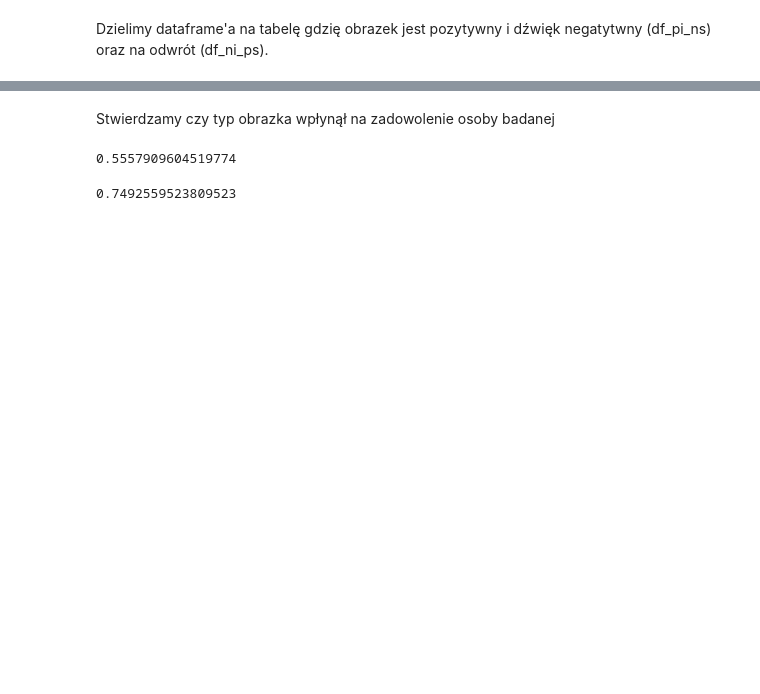
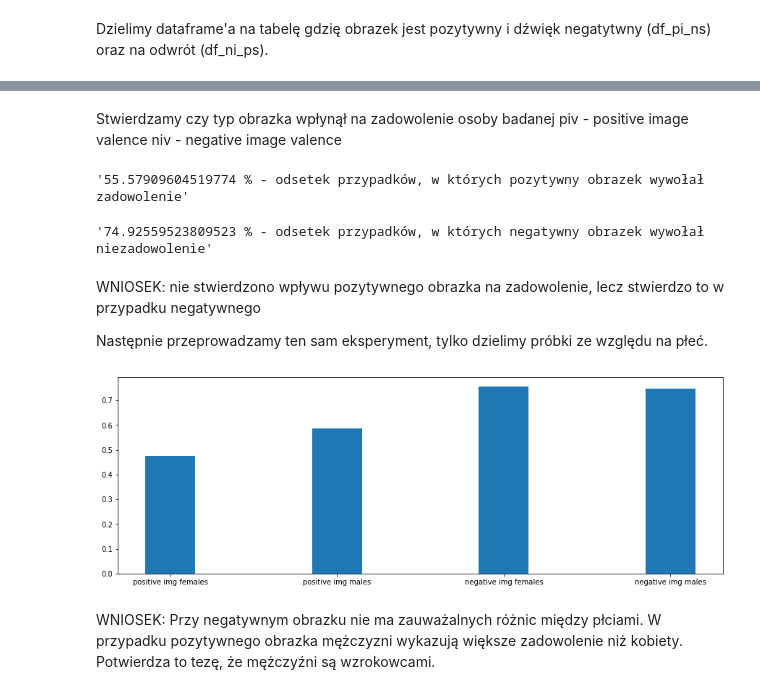
Before and after one commit to PiotrMor/psi-project, a Jupyter notebook: notebooks/main.ipynb, the cells around one changed output, grey strips where cells are left out. Saved outputs shown, nothing was run; the diff lists cells and outputs as text; code cells hidden in the pictures; blank space fills up the shorter version.

```diff
--- a/notebooks/main.ipynb
+++ b/notebooks/main.ipynb
@@ -207,11 +208,48 @@ df_ni_ps.head()
 | 22 | [-0.8678228759765627, 0.0] | 7.00 | 2.17 | 6.44 | 1.73 | 2.47 | 1.520 | ... |
 # %% [markdown]
 Stwierdzamy czy typ obrazka wpłynął na zadowolenie osoby badanej
+piv - positive image valence
+niv - negative image valence
 # %%
-sum(list(map(lambda x: 1 if x[0] >= 0 else 0 , df_pi_ns.loc[:,'response']))) / df_pi_ns.loc[:,'response'].size
+piv = sum(list(map(lambda x: 1 if x[0] >= 0 else 0 , df_pi_ns.loc[:,"response"]))) / df_pi_ns.loc[:,"response"].size
+
+f'{piv * 100} % - odsetek przypadków, w których pozytywny obrazek wywołał zadowolenie'
 # %% [output]
-0.5557909604519774
+'55.57909604519774 % - odsetek przypadków, w których pozytywny obrazek wywołał zadowolenie'
 # %%
-sum(list(map(lambda x: 1 if x[0] < 0 else 0 , df_ni_ps.loc[:,'response']))) / df_ni_ps.loc[:,'response'].size
+niv = sum(list(map(lambda x: 1 if x[0] < 0 else 0 , df_ni_ps.loc[:,'response']))) / df_ni_ps.loc[:,'response'].size
+
+f'{niv * 100} % - odsetek przypadków, w których negatywny obrazek wywołał niezadowolenie'
 # %% [output]
-0.7492559523809523
+'74.92559523809523 % - odsetek przypadków, w których negatywny obrazek wywołał niezadowolenie'
+# %% [markdown]
+WNIOSEK: nie stwierdzono wpływu pozytywnego obrazka na zadowolenie, lecz stwierdzo to w przypadku negatywnego
+
+Następnie przeprowadzamy ten sam eksperyment, tylko dzielimy próbki ze względu na płeć.
+# %%
+df_pi_ns_females = df_pi_ns.loc[df_pi_ns['sex'] == 'F']
+df_pi_ns_males = df_pi_ns.loc[df_pi_ns['sex'] == 'M']
+
+df_ni_ps_females = df_ni_ps.loc[df_ni_ps['sex'] == 'F']
+df_ni_ps_males = df_ni_ps.loc[df_ni_ps['sex'] == 'M']
+
+piv_females = sum(list(map(lambda x: 1 if x[0] >= 0 else 0 , df_pi_ns_females.loc[:,"response"]))) / df_pi_ns_females.loc[:,"response"].size
+piv_males = sum(list(map(lambda x: 1 if x[0] >= 0 else 0 , df_pi_ns_males.loc[:,"response"]))) / df_pi_ns_males.loc[:,"response"].size
+
+niv_females = sum(list(map(lambda x: 1 if x[0] < 0 else 0 , df_ni_ps_females.loc[:,"response"]))) / df_ni_ps_females.loc[:,"response"].size
+niv_males = sum(list(map(lambda x: 1 if x[0] < 0 else 0 , df_ni_ps_males.loc[:,"response"]))) / df_ni_ps_males.loc[:,"response"].size
+
+labels = ['positive img females', 'positive img males', 'negative img females', 'negative img males']
+values = [piv_females, piv_males, niv_females, niv_males]
+
+y_pos = np.arange(len(labels))
+
+plt.figure(figsize=(15, 5))
+plt.bar(y_pos, values, align='center', alpha=1, width=0.3)
+plt.xticks(y_pos, labels)
+
+plt.show()
+# %% [output]
+[figure, added]
+# %% [markdown]
+WNIOSEK: Przy negatywnym obrazku nie ma zauważalnych różnic między płciami. W przypadku pozytywnego obrazka mężczyzni wykazują większe zadowolenie niż kobiety. Potwierdza to tezę, że mężczyźni są wzrokowcami.
```
Also changed, not shown: parts of 1 cell of this notebook.
